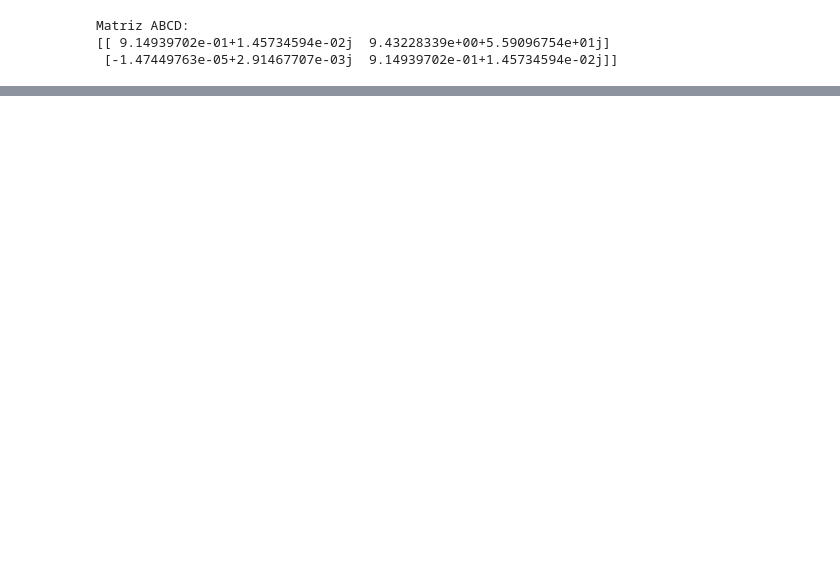
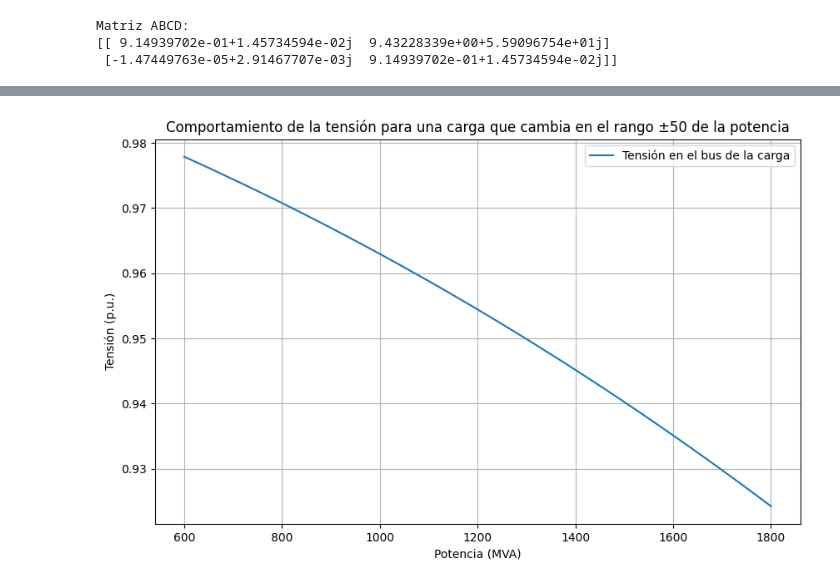
Before and after one commit to CristianRecabarren/G2B_SEP1_S12024, a Jupyter notebook: TAREASEP1ENGITHUB.ipynb, the cells around one changed output, grey strips where cells are left out. Saved outputs shown, nothing was run; the diff lists cells and outputs as text; code cells hidden in the pictures; blank space fills up the shorter version.

```diff
--- a/TAREASEP1ENGITHUB.ipynb
+++ b/TAREASEP1ENGITHUB.ipynb
@@ -76,0 +121,35 @@ net.res_line #Visualizar resultados de lineas
+# %%
+import matplotlib.pyplot as plt
+import numpy
+
+# Potencia inicial
+p_initial = 1200  # en MVA, 1200 MVA.
+
+# Crear un rango de potencias que represente el cambio de ±50%
+p_range = numpy.linspace(p_initial*0.5, p_initial*1.5, num=100)
+
+# Lista para guardar las tensiones
+voltages = []
+
+# Para cada potencia en el rango
+for p in p_range:
+    # Actualizar la carga en la red
+    net.load.loc[0, 'p_mw'] = p
+
+    # Ejecutar una simulación de flujo de potencia
+    pp.runpp(net, tolerance_mva=100, max_iteration=100)
+
+    # Guardar la tensión en el bus de la carga
+    voltages.append(net.res_bus.vm_pu[b2])
+
+# Graficar la tensión en función de la potencia
+plt.figure(figsize=(10, 6))
+plt.plot(p_range, voltages, label='Tensión en el bus de la carga')
+plt.xlabel('Potencia (MVA)')
+plt.ylabel('Tensión (p.u.)')
+plt.title('Comportamiento de la tensión para una carga que cambia en el rango ±50 de la potencia')
+plt.legend()
+plt.grid(True)
+plt.show()
+# %% [output]
+[figure, added]
```
Also changed, not shown: parts of 3 cells of this notebook.
